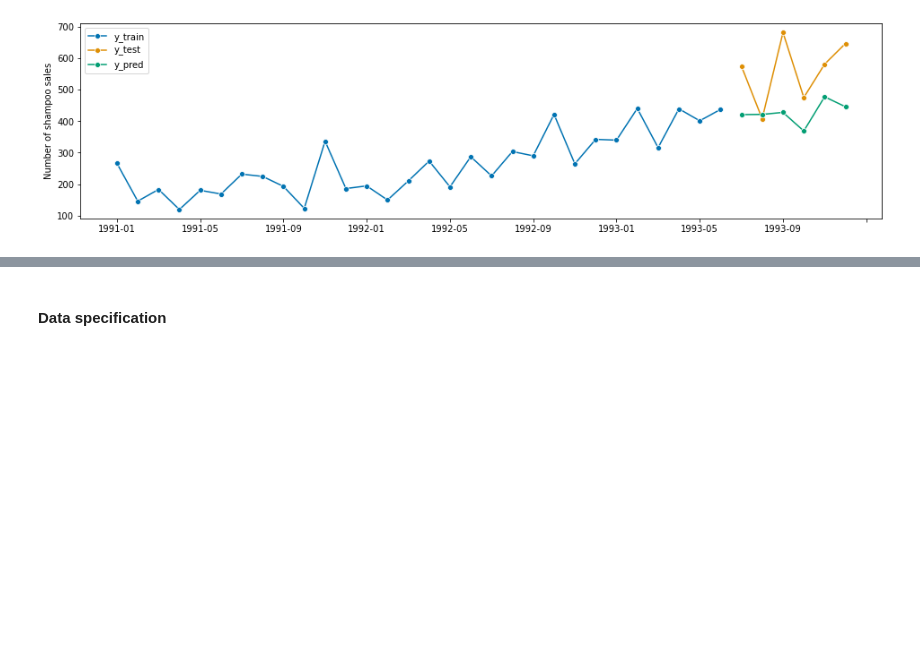
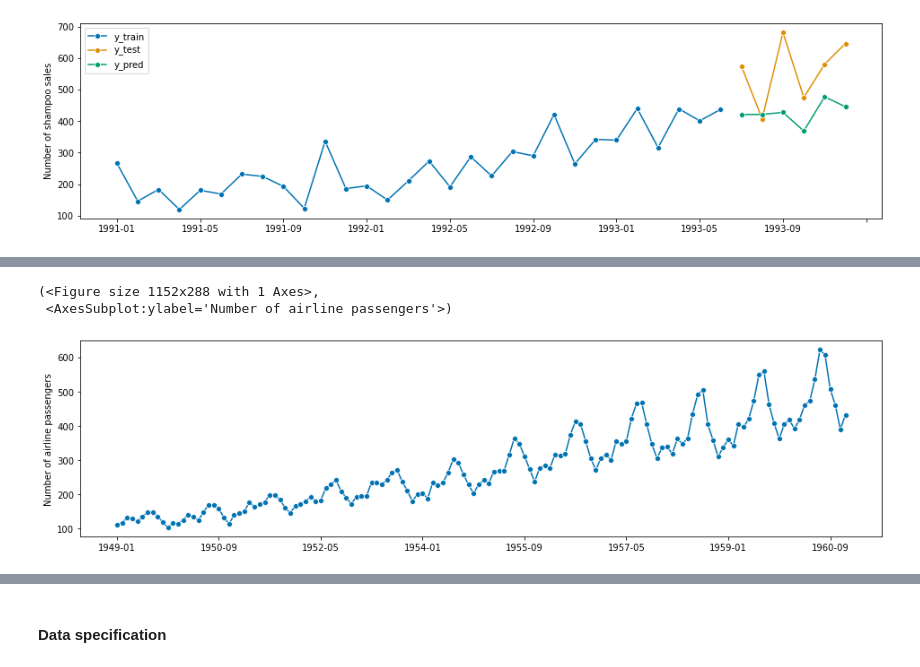
Before and after one commit to sktime/sktime-tutorial-pydata-global-2021, a Jupyter notebook: notebooks/2_forecasting.ipynb, the cells around one changed output, grey strips where cells are left out. Saved outputs shown, nothing was run; the diff lists cells and outputs as text; code cells hidden in the pictures; blank space fills up the shorter version.

```diff
--- a/notebooks/2_forecasting.ipynb
+++ b/notebooks/2_forecasting.ipynb
@@ -154,0 +201,10 @@ plot_series(y_train, y_test, y_pred, labels=["y_train", "y_test", "y_pred"])
+# %%
+from sktime.datasets import load_airline
+from sktime.utils.plotting import plot_series
+
+y = load_airline()
+plot_series(y)
+# %% [output]
+(<Figure size 1152x288 with 1 Axes>,
+ <AxesSubplot:ylabel='Number of airline passengers'>)
+[figure, added]
```
Also changed, not shown: parts of 40 cells of this notebook, 1 other file.
